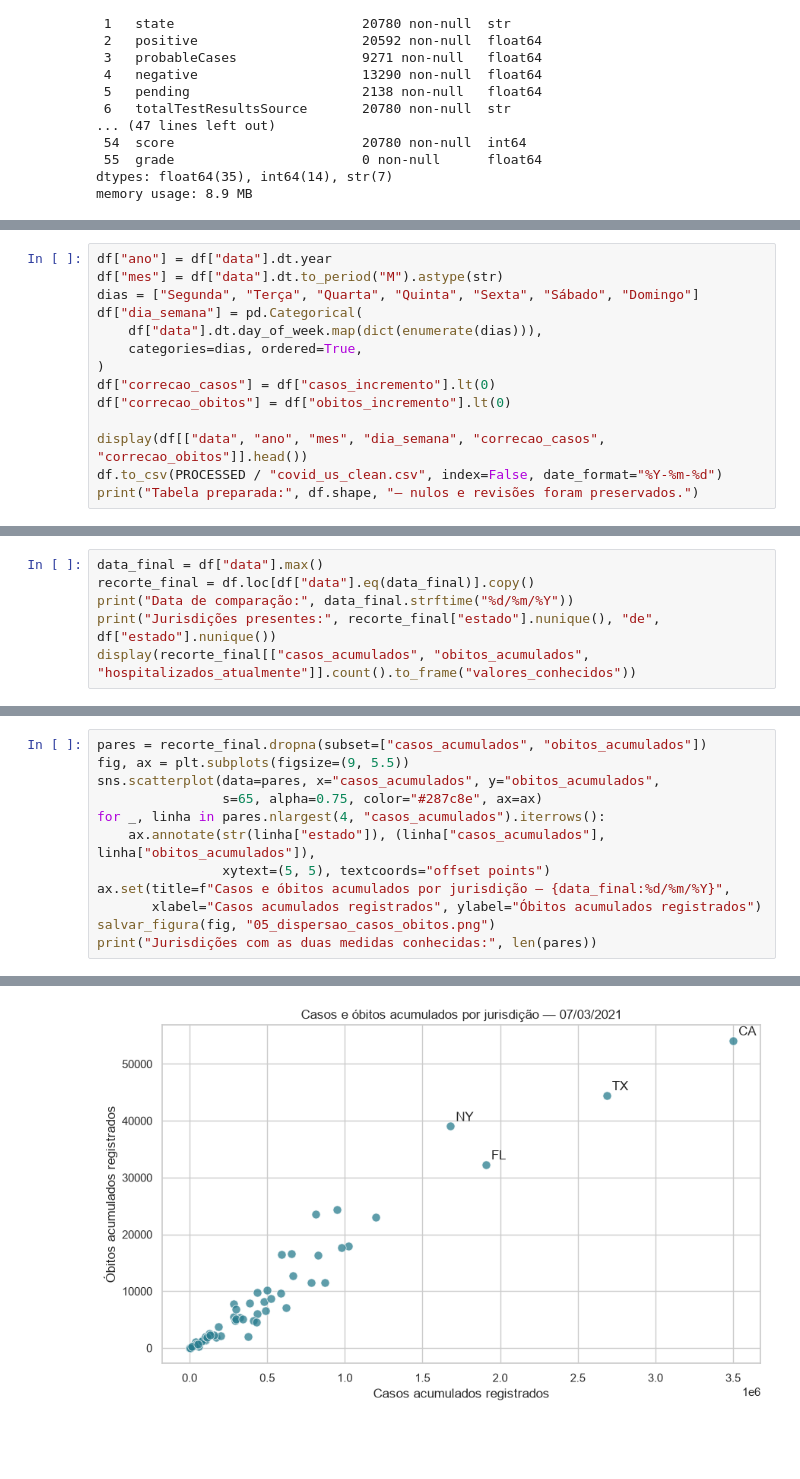
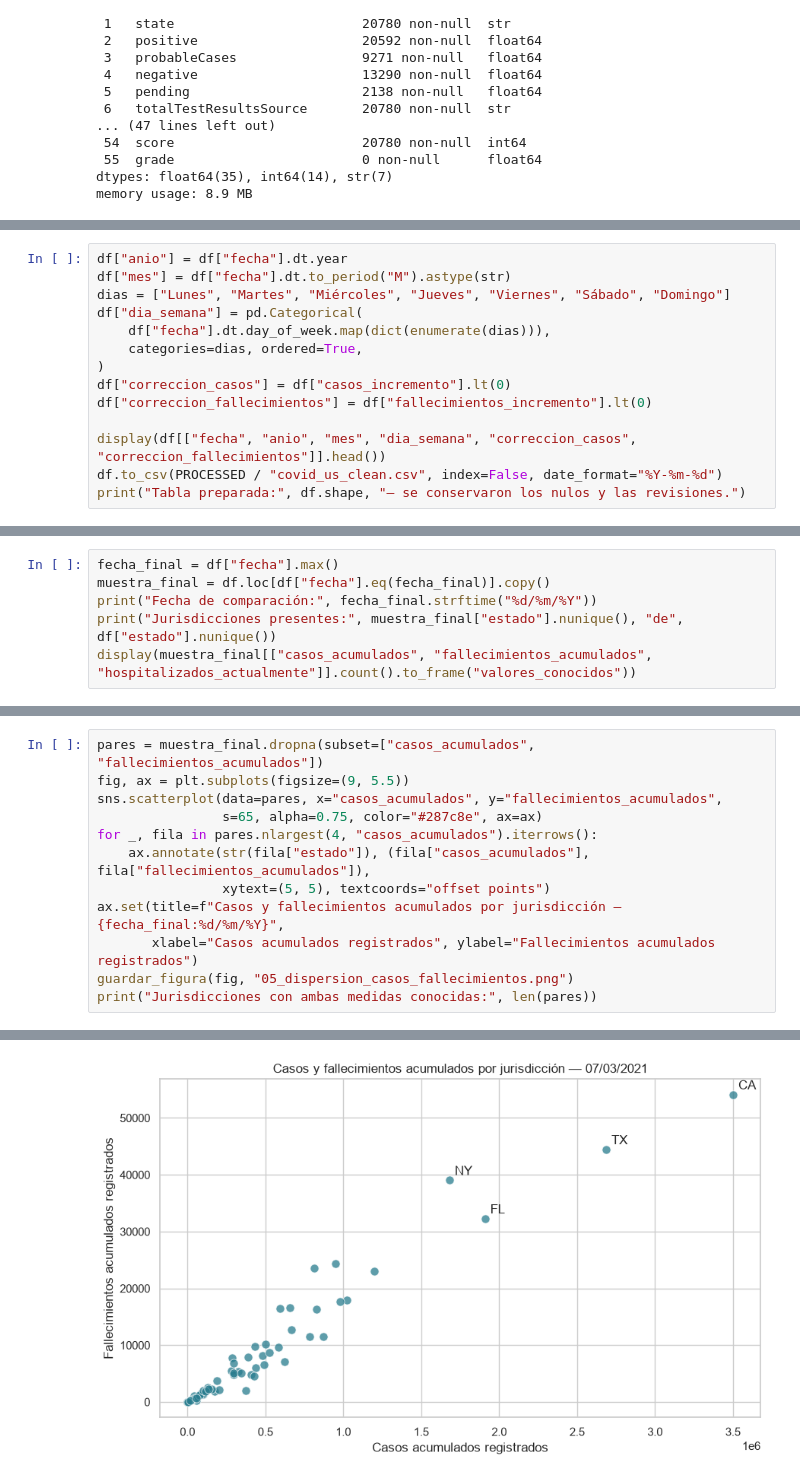
Before and after one commit to fabileoruf/ai_project_EDA, a Jupyter notebook: notebooks/eda_covid19.ipynb, the cells around one changed output, grey strips where cells are left out. Drawn from its saved outputs; the diff is of its cells as text; blank space fills up the shorter version.

```diff
--- a/notebooks/eda_covid19.ipynb
+++ b/notebooks/eda_covid19.ipynb
@@ -407,15 +408,15 @@ Criar uma variável é transformar informação existente em algo útil para uma
 # %%
-df["ano"] = df["data"].dt.year
-df["mes"] = df["data"].dt.to_period("M").astype(str)
-dias = ["Segunda", "Terça", "Quarta", "Quinta", "Sexta", "Sábado", "Domingo"]
+df["anio"] = df["fecha"].dt.year
+df["mes"] = df["fecha"].dt.to_period("M").astype(str)
+dias = ["Lunes", "Martes", "Miércoles", "Jueves", "Viernes", "Sábado", "Domingo"]
 df["dia_semana"] = pd.Categorical(
-    df["data"].dt.day_of_week.map(dict(enumerate(dias))),
+    df["fecha"].dt.day_of_week.map(dict(enumerate(dias))),
     categories=dias, ordered=True,
 )
-df["correcao_casos"] = df["casos_incremento"].lt(0)
-df["correcao_obitos"] = df["obitos_incremento"].lt(0)
+df["correccion_casos"] = df["casos_incremento"].lt(0)
+df["correccion_fallecimientos"] = df["fallecimientos_incremento"].lt(0)
 
-display(df[["data", "ano", "mes", "dia_semana", "correcao_casos", "correcao_obitos"]].head())
+display(df[["fecha", "anio", "mes", "dia_semana", "correccion_casos", "correccion_fallecimientos"]].head())
 df.to_csv(PROCESSED / "covid_us_clean.csv", index=False, date_format="%Y-%m-%d")
-print("Tabela preparada:", df.shape, "— nulos e revisões foram preservados.")
+print("Tabla preparada:", df.shape, "— se conservaron los nulos y las revisiones.")
 # %% [output]
@@ -437,7 +438,7 @@ Não somamos acumulados de datas diferentes e não usamos máximos de cada estad
 # %%
-data_final = df["data"].max()
-recorte_final = df.loc[df["data"].eq(data_final)].copy()
-print("Data de comparação:", data_final.strftime("%d/%m/%Y"))
-print("Jurisdições presentes:", recorte_final["estado"].nunique(), "de", df["estado"].nunique())
-display(recorte_final[["casos_acumulados", "obitos_acumulados", "hospitalizados_atualmente"]].count().to_frame("valores_conhecidos"))
+fecha_final = df["fecha"].max()
+muestra_final = df.loc[df["fecha"].eq(fecha_final)].copy()
+print("Fecha de comparación:", fecha_final.strftime("%d/%m/%Y"))
+print("Jurisdicciones presentes:", muestra_final["estado"].nunique(), "de", df["estado"].nunique())
+display(muestra_final[["casos_acumulados", "fallecimientos_acumulados", "hospitalizados_actualmente"]].count().to_frame("valores_conocidos"))
 # %% [output]
@@ -696,13 +697,13 @@ Cada ponto do gráfico de **dispersão** é uma jurisdição na data final. O ei
 # %%
-pares = recorte_final.dropna(subset=["casos_acumulados", "obitos_acumulados"])
+pares = muestra_final.dropna(subset=["casos_acumulados", "fallecimientos_acumulados"])
 fig, ax = plt.subplots(figsize=(9, 5.5))
-sns.scatterplot(data=pares, x="casos_acumulados", y="obitos_acumulados",
+sns.scatterplot(data=pares, x="casos_acumulados", y="fallecimientos_acumulados",
                 s=65, alpha=0.75, color="#287c8e", ax=ax)
-for _, linha in pares.nlargest(4, "casos_acumulados").iterrows():
-    ax.annotate(str(linha["estado"]), (linha["casos_acumulados"], linha["obitos_acumulados"]),
+for _, fila in pares.nlargest(4, "casos_acumulados").iterrows():
+    ax.annotate(str(fila["estado"]), (fila["casos_acumulados"], fila["fallecimientos_acumulados"]),
                 xytext=(5, 5), textcoords="offset points")
-ax.set(title=f"Casos e óbitos acumulados por jurisdição — {data_final:%d/%m/%Y}",
-       xlabel="Casos acumulados registrados", ylabel="Óbitos acumulados registrados")
-salvar_figura(fig, "05_dispersao_casos_obitos.png")
-print("Jurisdições com as duas medidas conhecidas:", len(pares))
+ax.set(title=f"Casos y fallecimientos acumulados por jurisdicción — {fecha_final:%d/%m/%Y}",
+       xlabel="Casos acumulados registrados", ylabel="Fallecimientos acumulados registrados")
+guardar_figura(fig, "05_dispersion_casos_fallecimientos.png")
+print("Jurisdicciones con ambas medidas conocidas:", len(pares))
 # %% [output]
@@ -710,2 +711,2 @@ Jurisdições com as duas medidas conhecidas: 56
-[figure, old version]
+[figure, new version]
 # %% [markdown]
```
Also changed, not shown: parts of 69 cells of this notebook, 40 other files.
